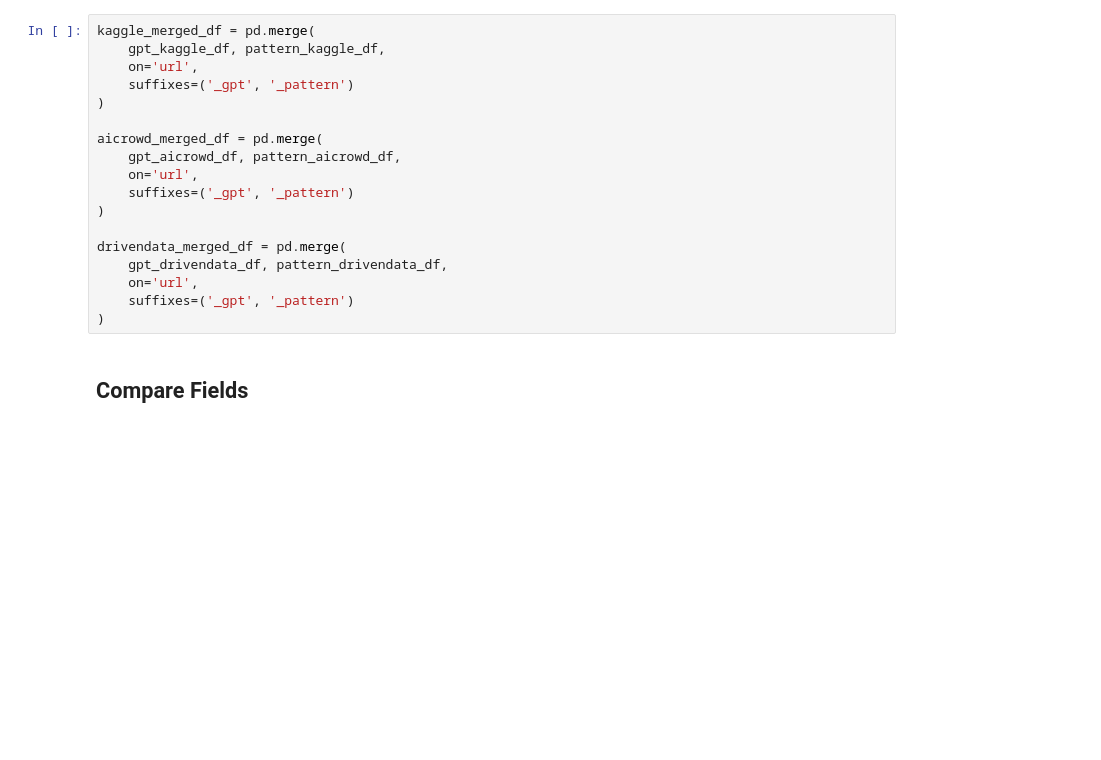
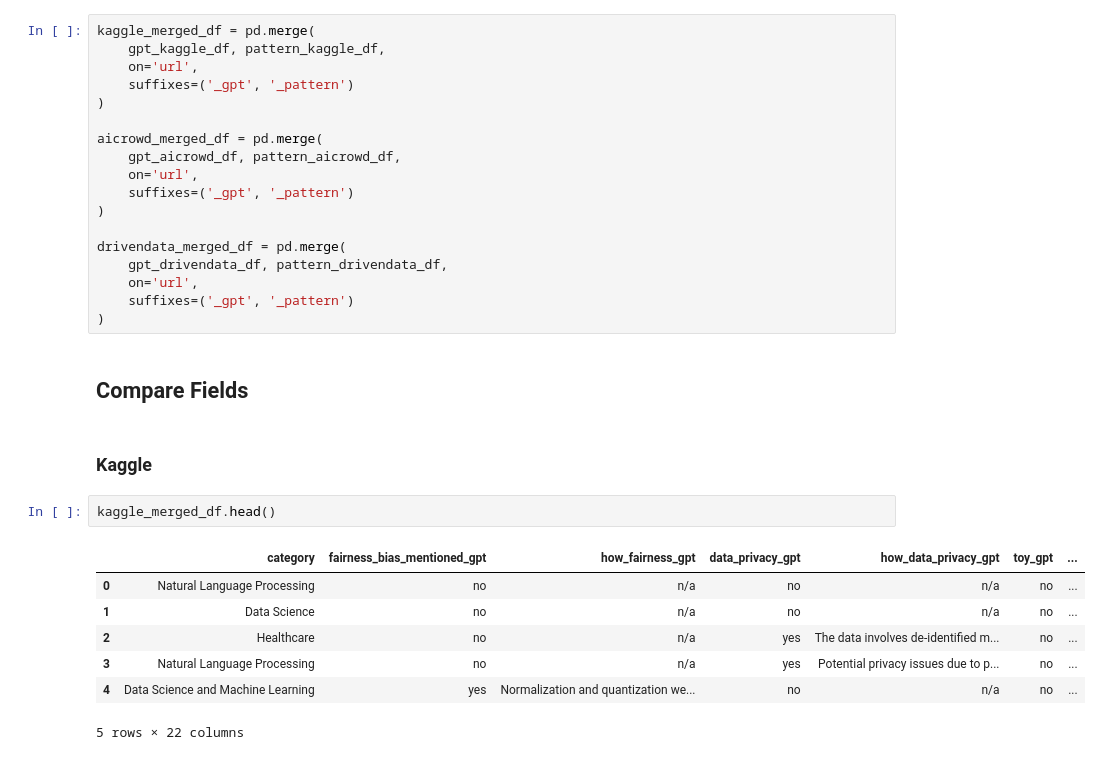
Before and after one commit to sissi-shen/gamification_data_analysis, a Jupyter notebook: Data Acquisition/validate_outputs.ipynb, the cells around one changed output. Drawn from its saved outputs; the diff is of its cells as text; blank space fills up the shorter version.

```diff
--- a/Data Acquisition/validate_outputs.ipynb
+++ b/Data Acquisition/validate_outputs.ipynb
@@ -118,3 +118,15 @@ drivendata_merged_df = pd.merge(
 )
 # %% [markdown]
 ## Compare Fields
+# %% [markdown]
+### Kaggle
+# %%
+kaggle_merged_df.head()
+# %% [output]
+|  | category | fairness_bias_mentioned_gpt | how_fairness_gpt | data_privacy_gpt | how_data_privacy_gpt | toy_gpt | ... |
+| 0 | Natural Language Processing | no | n/a | no | n/a | no | ... |
+| 1 | Data Science | no | n/a | no | n/a | no | ... |
+| 2 | Healthcare | no | n/a | yes | The data involves de-identified m... | no | ... |
+| 3 | Natural Language Processing | no | n/a | yes | Potential privacy issues due to p... | no | ... |
+| 4 | Data Science and Machine Learning | yes | Normalization and quantization we... | no | n/a | no | ... |
+5 rows × 22 columns
```
Also changed, not shown: parts of 50 cells of this notebook.
